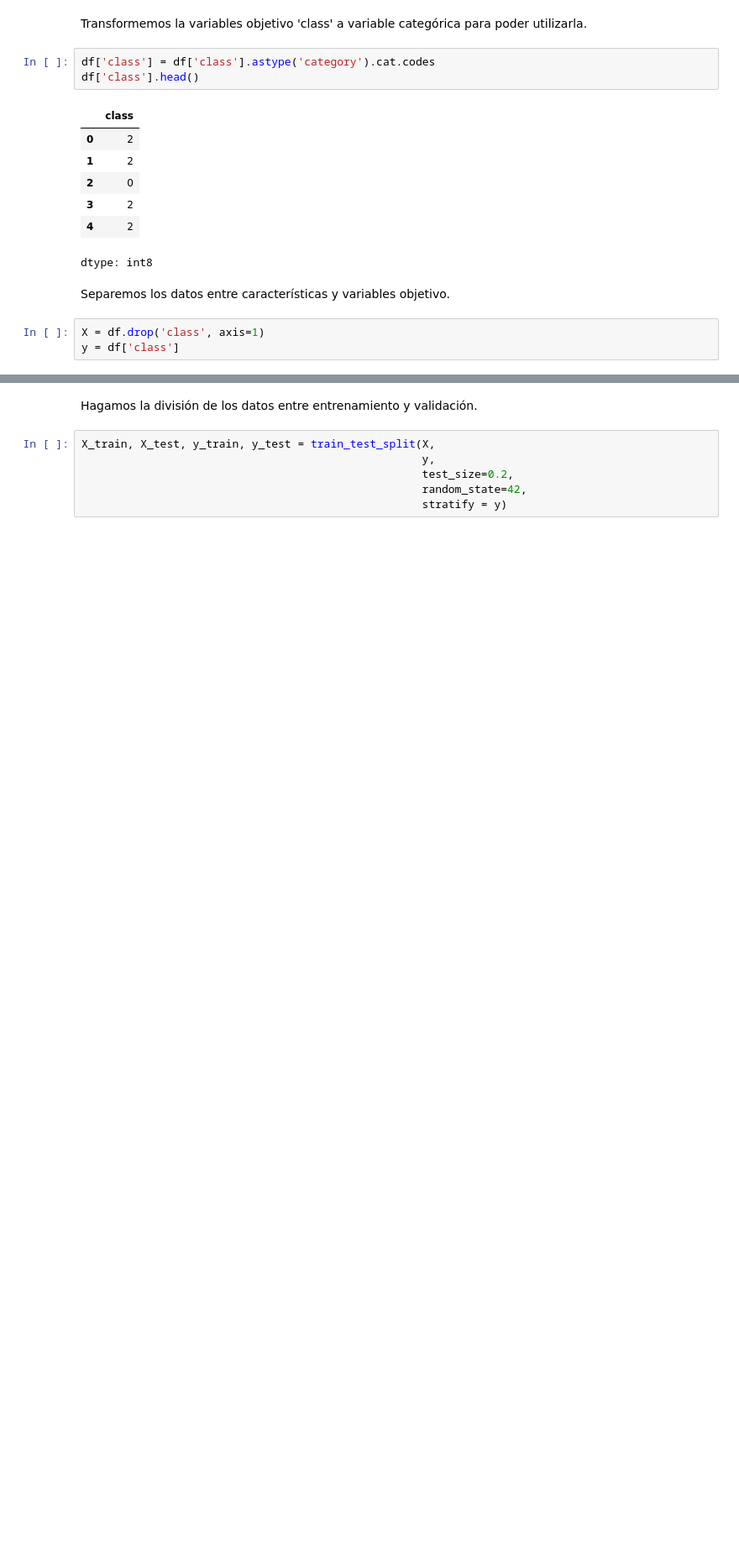
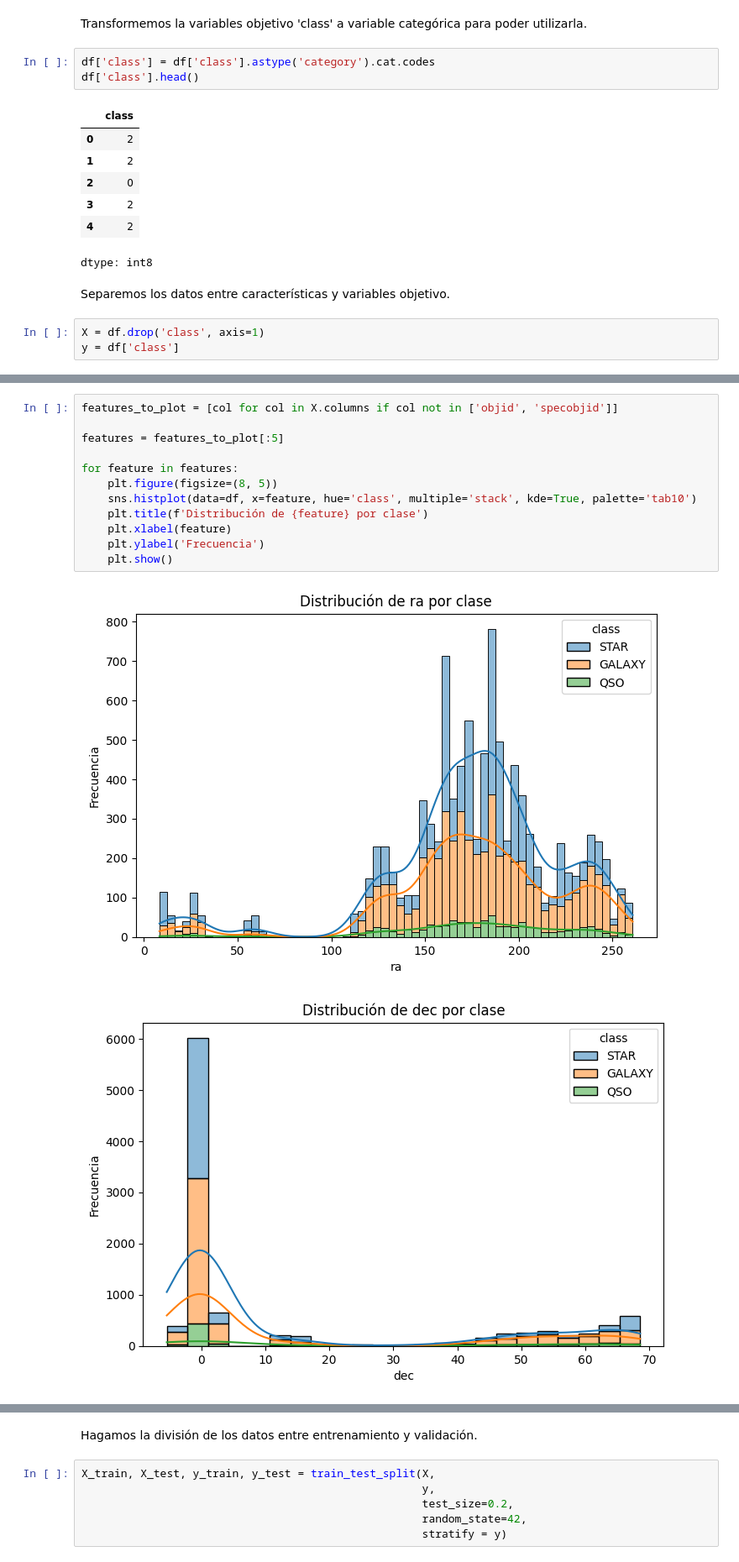
Before and after one commit to Kevin2558/Data_Science_Borrador, a Jupyter notebook: 10_Proyecto_Final/Opcion_2/Borrador.ipynb, the cells around one changed output, grey strips where cells are left out. Shown at 84% size. Saved outputs shown, nothing was run; the diff lists cells and outputs as text; blank space fills up the shorter version.

```diff
--- a/10_Proyecto_Final/Opcion_2/Borrador.ipynb
+++ b/10_Proyecto_Final/Opcion_2/Borrador.ipynb
@@ -69,0 +150,15 @@ y = df['class']
+# %%
+features_to_plot = [col for col in X.columns if col not in ['objid', 'specobjid']]
+
+features = features_to_plot[:5]
+
+for feature in features:
+    plt.figure(figsize=(8, 5))
+    sns.histplot(data=df, x=feature, hue='class', multiple='stack', kde=True, palette='tab10')
+    plt.title(f'Distribución de {feature} por clase')
+    plt.xlabel(feature)
+    plt.ylabel('Frecuencia')
+    plt.show()
+# %% [output]
+[figure, added]
+[figure, added]
```
Also changed, not shown: parts of 56 cells of this notebook.
